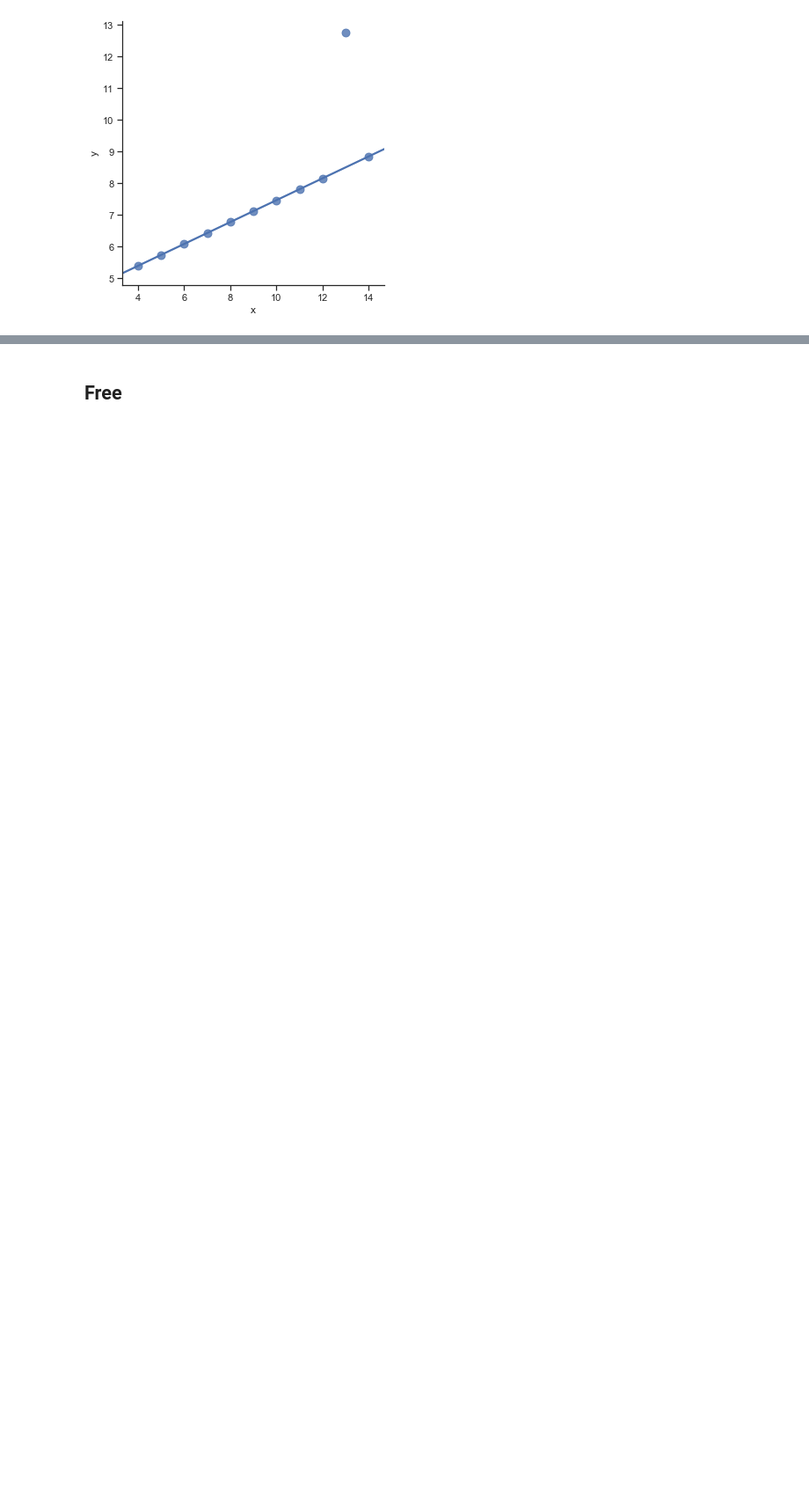
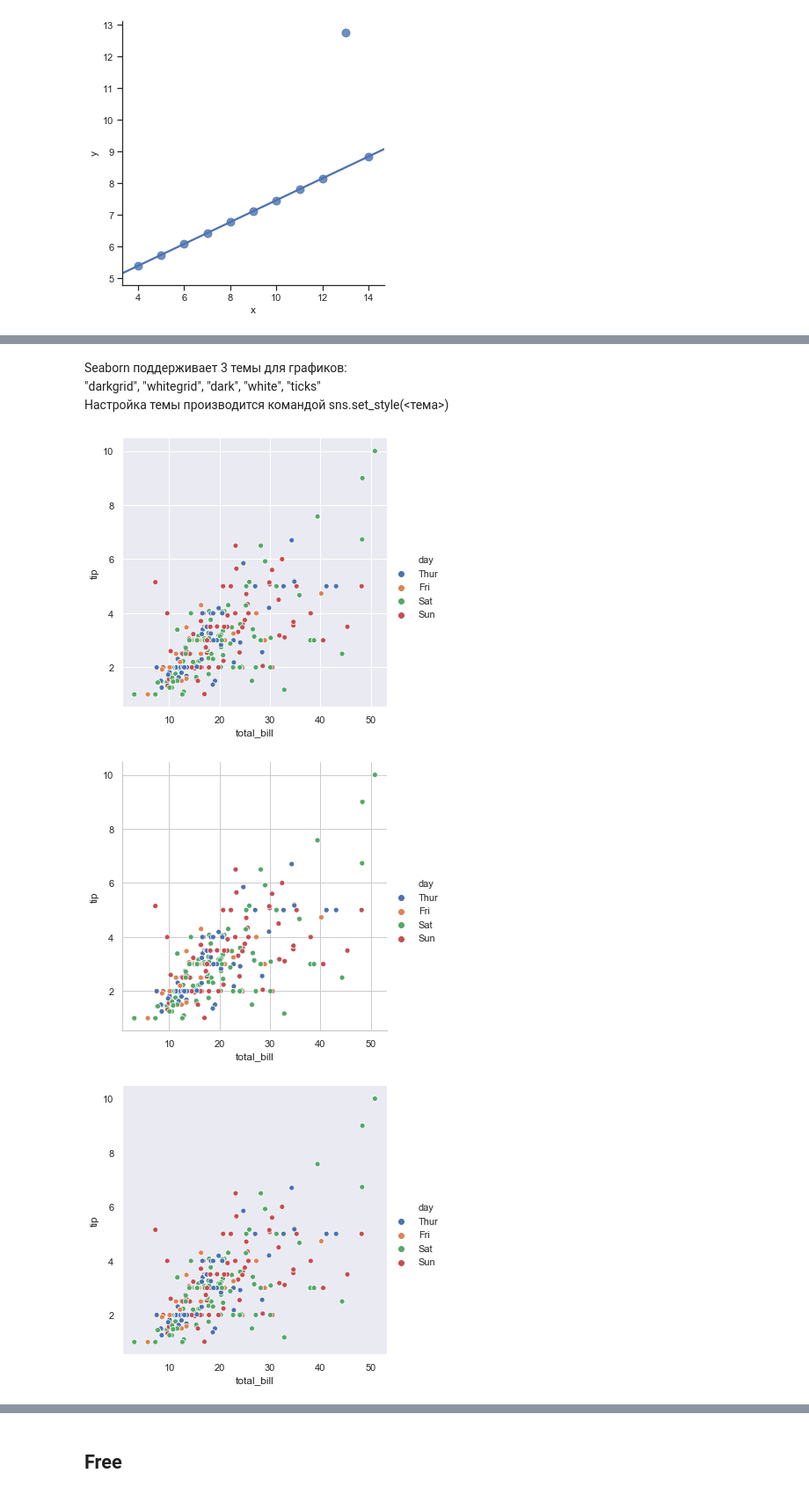
Before and after one commit to nikitosl/ML, a Jupyter notebook: SNS Vacabulary.ipynb, the cells around one changed output, grey strips where cells are left out. Shown at 88% size. Saved outputs shown, nothing was run; the diff lists cells and outputs as text; code cells hidden in the pictures; blank space fills up the shorter version.

```diff
--- a/SNS Vacabulary.ipynb
+++ b/SNS Vacabulary.ipynb
@@ -403,0 +406,12 @@ sns.lmplot(x="x", y="y", data=anscombe.query("dataset == 'III'"),
+# %% [markdown]
+Seaborn поддерживает 3 темы для графиков:
+"darkgrid", "whitegrid",  "dark", "white", "ticks"
+Настройка темы производится командой sns.set_style(<тема>)
+# %%
+for theme in ["darkgrid", "whitegrid", "dark", "white", "ticks"]:
+    sns.set_style(theme)
+    sns.relplot(x='total_bill', y='tip', hue='day', data=tips)
+# %% [output]
+[figure, added]
+[figure, added]
+[figure, added]
```
Also changed, not shown: parts of 2 cells of this notebook, 5 other files.
